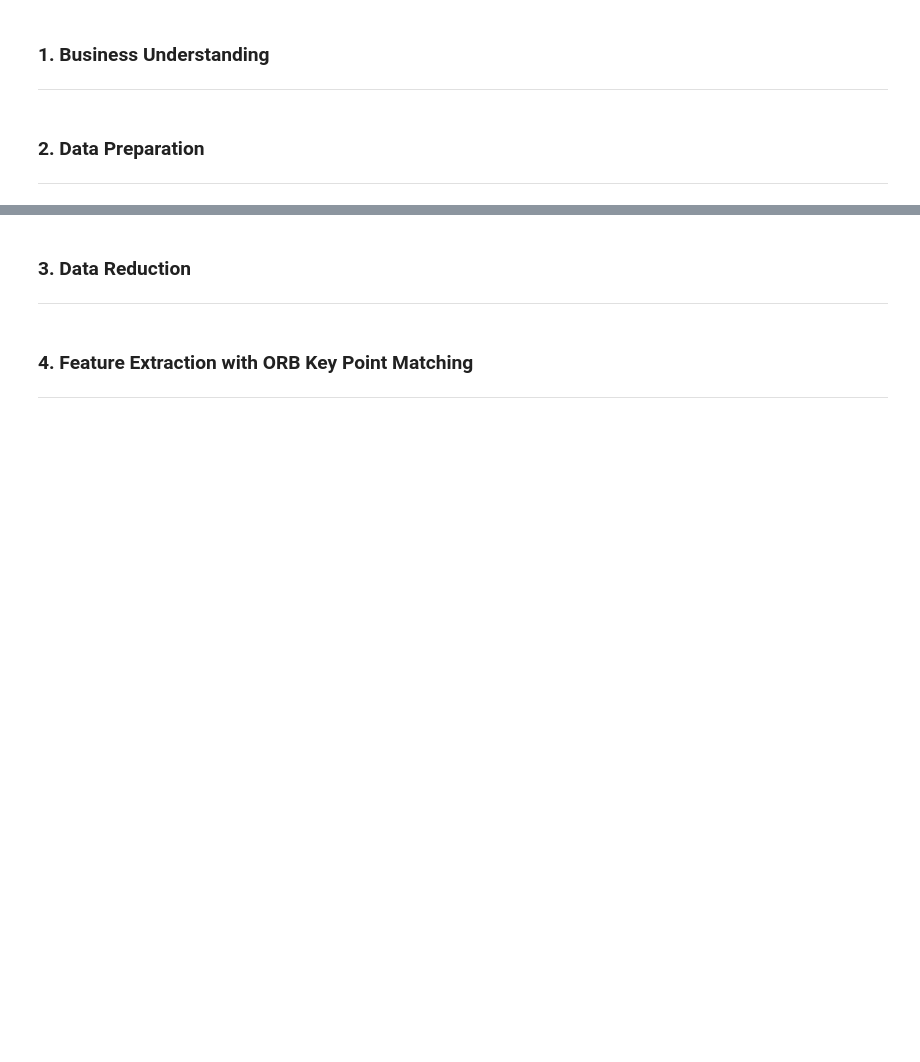
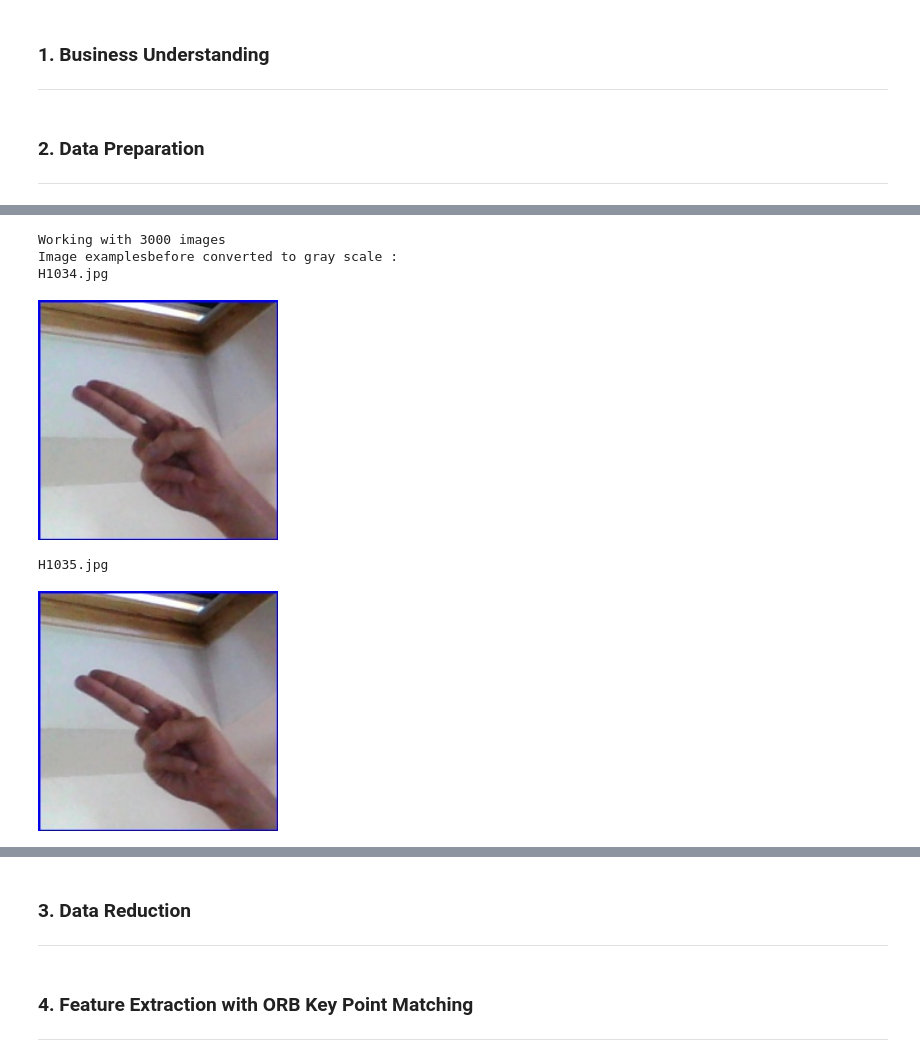
Before and after one commit to wiggs555/cse7324project, a Jupyter notebook: Project2/Project2.ipynb, the cells around one changed output, grey strips where cells are left out. Saved outputs shown, nothing was run; the diff lists cells and outputs as text; code cells hidden in the pictures; blank space fills up the shorter version.

```diff
--- a/Project2/Project2.ipynb
+++ b/Project2/Project2.ipynb
@@ -54,0 +50,20 @@ IMG_5667.JPG
+# %%
+#show some images before converting it to gray scale
+folder ="C:/Users/sulem/Desktop/MachineLearningNotebooks-master/Dataset/asl_alphabet_train/H"
+
+
+onlyfiles = [f for f in os.listdir(folder) if os.path.isfile(os.path.join(folder, f))]
+
+print("Working with {0} images".format(len(onlyfiles)))
+print("Image examplesbefore converted to gray scale : ")
+
+for i in range(40, 42):
+    print(onlyfiles[i])
+    display(_Imgdis(filename=folder + "/" + onlyfiles[i], width=240, height=320))
+# %% [output]
+Working with 3000 images
+Image examplesbefore converted to gray scale :
+H1034.jpg
+[figure, added]
+H1035.jpg
+[figure, added]
```
Also changed, not shown: parts of 13 cells of this notebook.
